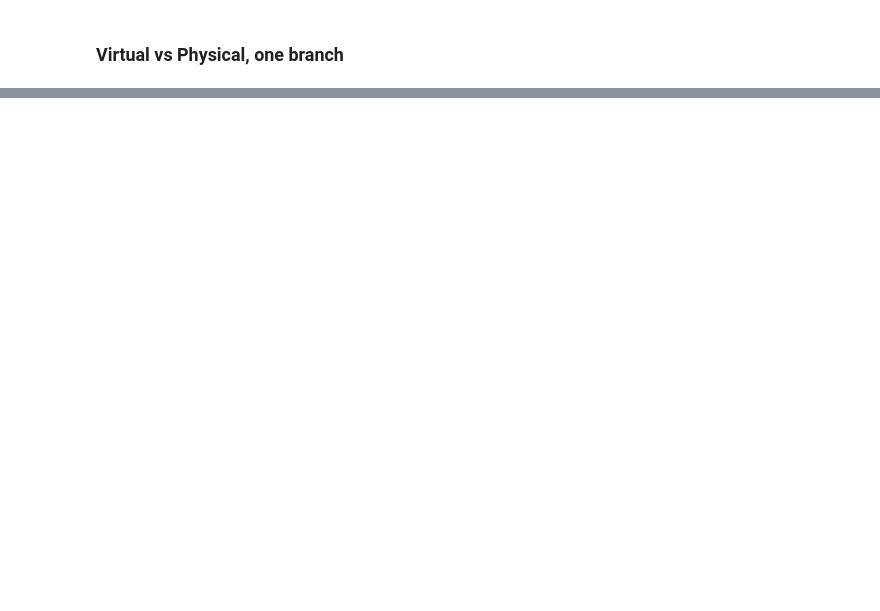
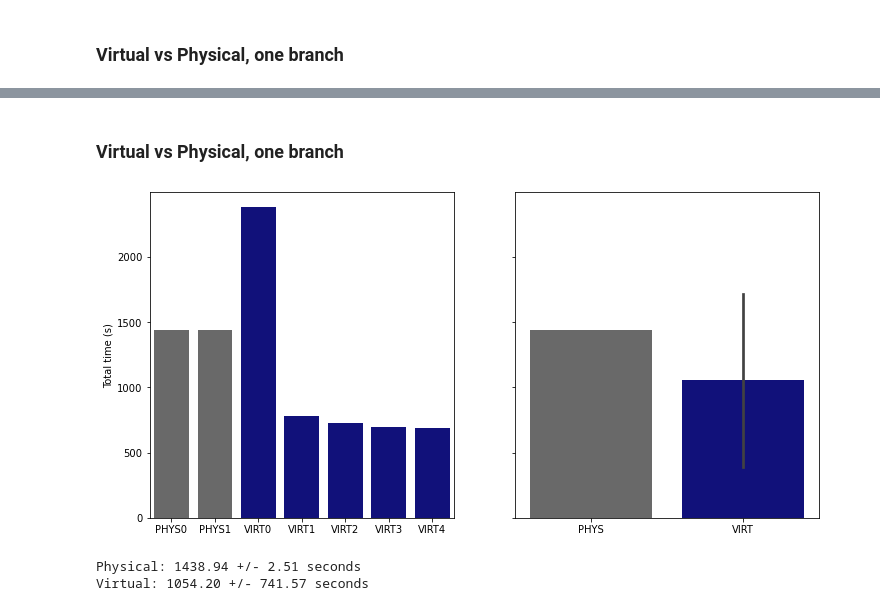
Before and after one commit to aria-tools/ARIA-tools, a Jupyter notebook: tools/Profiling/Plot_AT_Profiles.ipynb, the cells around one changed output, grey strips where cells are left out. Drawn from its saved outputs; the diff is of its cells as text; code cells hidden in the pictures; blank space fills up the shorter version.

```diff
--- a/tools/Profiling/Plot_AT_Profiles.ipynb
+++ b/tools/Profiling/Plot_AT_Profiles.ipynb
@@ -145,0 +137,4 @@ Virtual dev: 598.02 +/- 28.62 seconds
+# %%
+nprod_tr = 21 if length == 'short' else 83
+df_mf = df_stats[df_stats.nprod == str(nprod_tr)]
+df_mf
@@ -145,0 +151,31 @@ Virtual dev: 598.02 +/- 28.62 seconds
+# %% [markdown]
+### Virtual vs Physical, one branch
+# %%
+gbranch = 'Profiling'
+# %%
+df_mf_b = df_mf[df_mf.gbranch==gbranch]
+# %%
+df_mf_b['lbl']   = df_mf_b.apply(lambda x: f"{x['kind']}{x.name}", axis=1)
+col_dct          = {'VIRT': 'darkblue', 'PHYS':'dimgray'}
+df_mf_b['color'] =  df_mf_b['kind'].apply(lambda x: col_dct[x])
+# %%
+df_mf_b.sort_values('lbl', inplace=True)
+
+fig, axes = plt.subplots(figsize=(12, 6), ncols=2, sharey=True)
+# plot all the experiments
+axe0 = sns.barplot(x='lbl', y='tot', palette=df_mf_b['color'], data=df_mf_b, ax=axes[0])
+axe0.set_xlabel('')
+axe0.set_ylabel('Total time (s)')
+
+# plot the average
+axe1 = sns.barplot(x='kind', y='tot', palette=df_mf_b['color'].unique(), ci='sd', data=df_mf_b, ax=axes[1])
+axe1.set_xlabel(''); axe1.set_ylabel('');
+# %% [output]
+[figure, added]
+# %%
+mu, sig = df_mf.groupby('kind').mean(), df_mf.groupby('kind').std()
+print (f"Physical: {mu.loc['PHYS'].item():.2f} +/- {sig.loc['PHYS'].item():.2f} seconds")
+print (f"Virtual: {mu.loc['VIRT'].item():.2f} +/- {sig.loc['VIRT'].item():.2f} seconds")
+# %% [output]
+Physical: 1438.94 +/- 2.51 seconds
+Virtual: 1054.20 +/- 741.57 seconds
```
Also changed, not shown: parts of 19 cells of this notebook, 2 other files.
